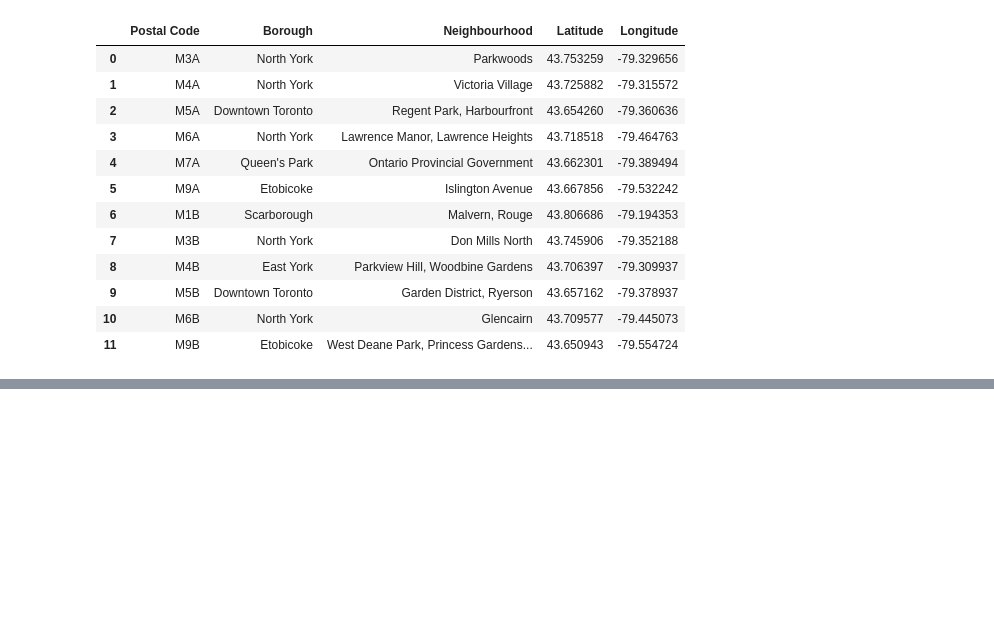
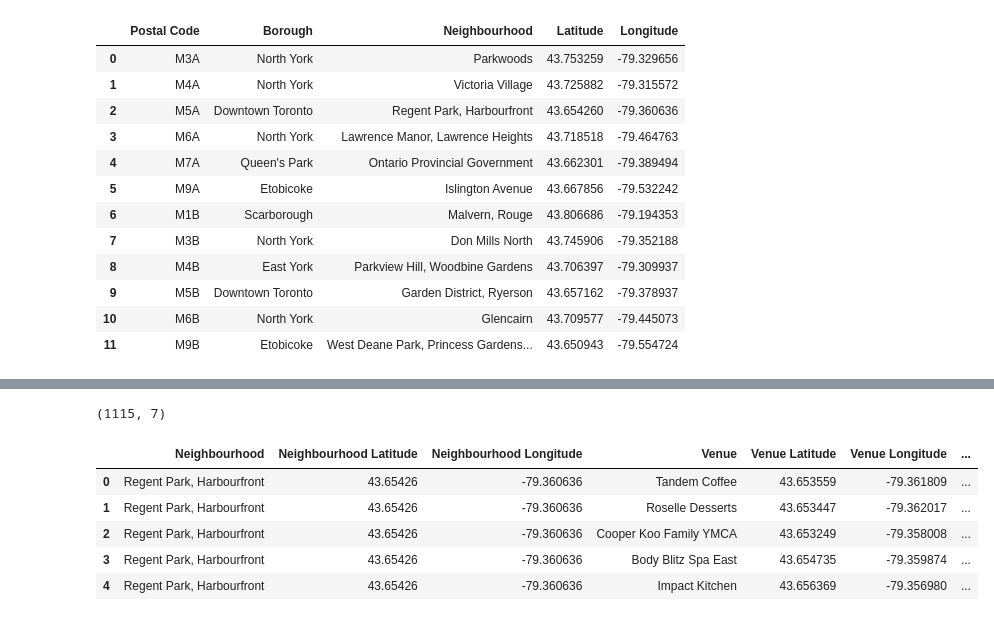
Before and after one commit to jerf8010/DS-Analysis, a Jupyter notebook: IBM certification/Final assignment/Data_Science_Capstone.ipynb, the cells around one changed output, grey strips where cells are left out. Saved outputs shown, nothing was run; the diff lists cells and outputs as text; code cells hidden in the pictures; blank space fills up the shorter version.

```diff
--- a/IBM certification/Final assignment/Data_Science_Capstone.ipynb
+++ b/IBM certification/Final assignment/Data_Science_Capstone.ipynb
@@ -142,0 +266,7 @@ df_lat_long.head(12)
+# %%
+# filter columns
+cols = ['venue.name', 'venue.categories', 'venue.location.lat', 'venue.location.lng']
+venues_df = venues_df.loc[:, cols]
+# to show whole text in columns in dataframe python: https://stackoverflow.com/a/25352191
+pd.set_option("display.max_colwidth" , -1)
+venues_df.head()
@@ -142,0 +280,3 @@ df_lat_long.head(12)
+# %%
+# reset set option dataframe: https://pandas.pydata.org/pandas-docs/stable/reference/api/pandas.reset_option.html
+pd.reset_option('display.max_colwidth')
@@ -142,0 +331,11 @@ df_lat_long.head(12)
+# %%
+print(donwntown_venues.shape)
+donwntown_venues.head()
+# %% [output]
+(1115, 7)
+|  | Neighbourhood | Neighbourhood Latitude | Neighbourhood Longitude | Venue | Venue Latitude | Venue Longitude | ... |
+| 0 | Regent Park, Harbourfront | 43.65426 | -79.360636 | Tandem Coffee | 43.653559 | -79.361809 | ... |
+| 1 | Regent Park, Harbourfront | 43.65426 | -79.360636 | Roselle Desserts | 43.653447 | -79.362017 | ... |
+| 2 | Regent Park, Harbourfront | 43.65426 | -79.360636 | Cooper Koo Family YMCA | 43.653249 | -79.358008 | ... |
+| 3 | Regent Park, Harbourfront | 43.65426 | -79.360636 | Body Blitz Spa East | 43.654735 | -79.359874 | ... |
+| 4 | Regent Park, Harbourfront | 43.65426 | -79.360636 | Impact Kitchen | 43.656369 | -79.356980 | ... |
```
Also changed, not shown: parts of 27 cells of this notebook.
